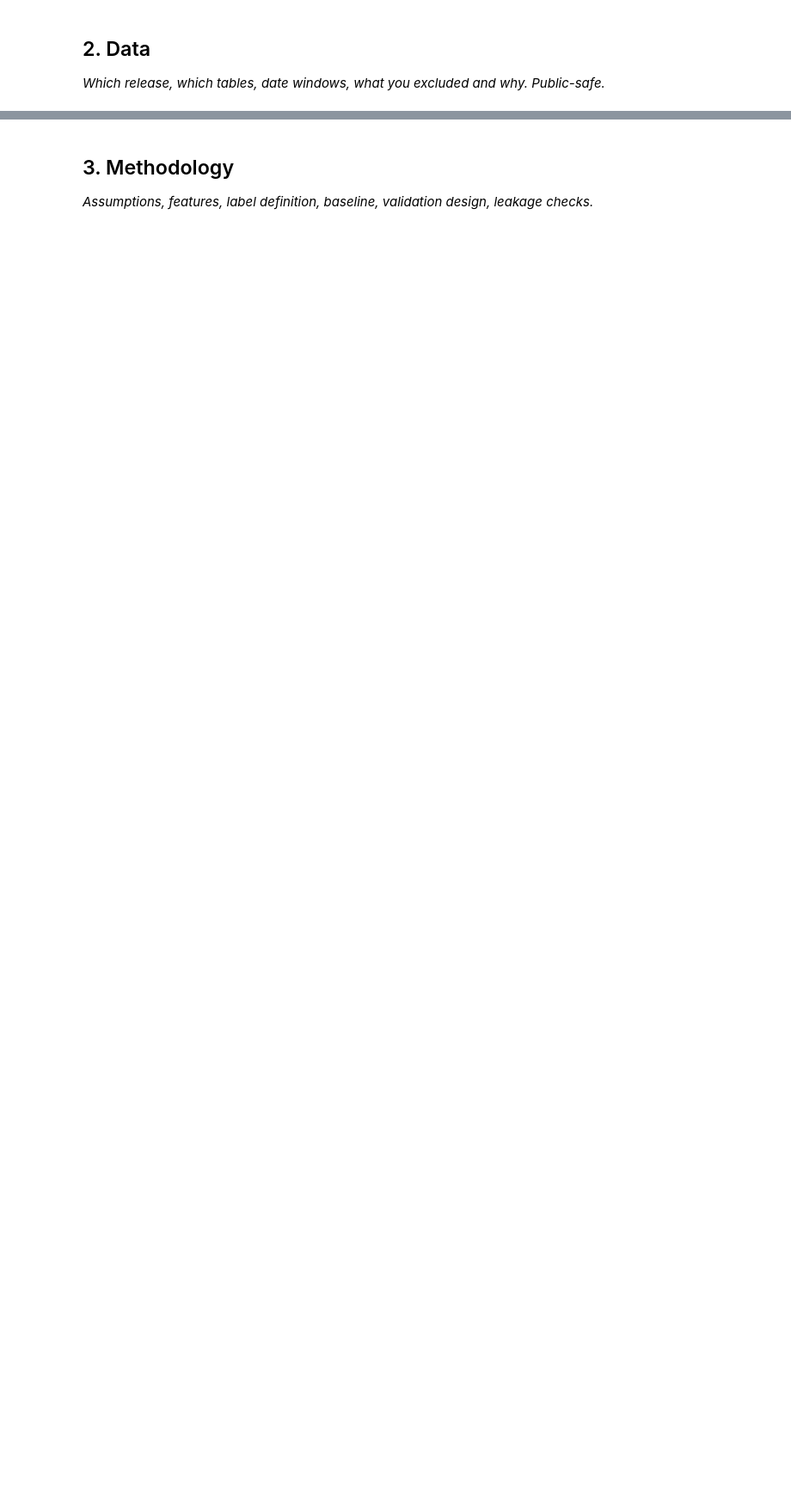
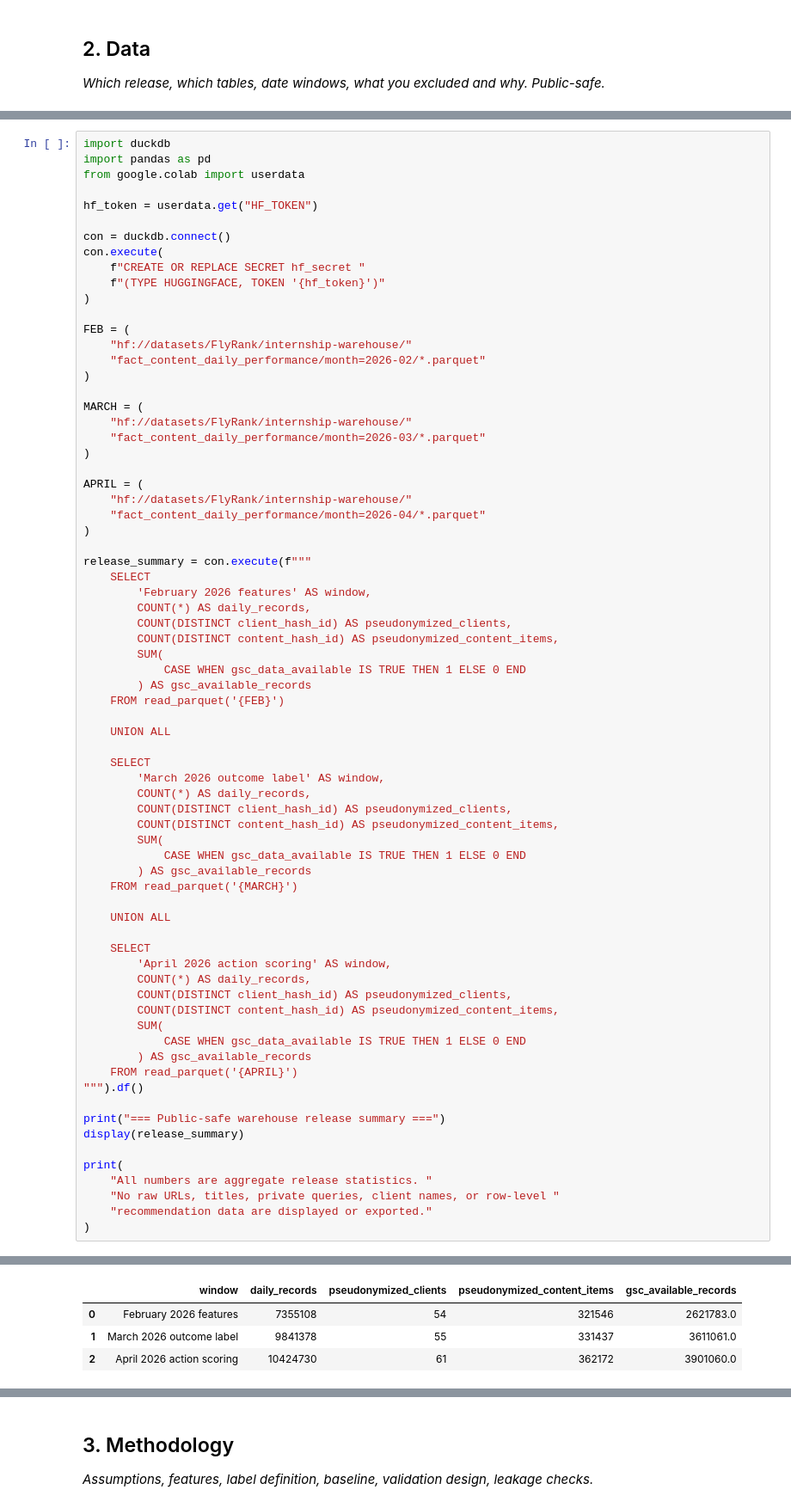
Before and after one commit to ramyaa-hegde/flyrank-ml-internship-tasks, a Jupyter notebook: work/notebooks/capstone.ipynb, the cells around one changed output, grey strips where cells are left out. Shown at 86% size. Saved outputs shown, nothing was run; the diff lists cells and outputs as text; blank space fills up the shorter version.

```diff
--- a/work/notebooks/capstone.ipynb
+++ b/work/notebooks/capstone.ipynb
@@ -28,0 +69,73 @@ Can tree-based supervised machine learning models trained on anonymized search p
+# %%
+import duckdb
+import pandas as pd
+from google.colab import userdata
+
+hf_token = userdata.get("HF_TOKEN")
+
+con = duckdb.connect()
+con.execute(
+    f"CREATE OR REPLACE SECRET hf_secret "
+    f"(TYPE HUGGINGFACE, TOKEN '{hf_token}')"
+)
+
+FEB = (
+    "hf://datasets/FlyRank/internship-warehouse/"
+    "fact_content_daily_performance/month=2026-02/*.parquet"
+)
+
+MARCH = (
+    "hf://datasets/FlyRank/internship-warehouse/"
+    "fact_content_daily_performance/month=2026-03/*.parquet"
+)
+
+APRIL = (
+    "hf://datasets/FlyRank/internship-warehouse/"
+    "fact_content_daily_performance/month=2026-04/*.parquet"
+)
+
+release_summary = con.execute(f"""
+    SELECT
+        'February 2026 features' AS window,
+        COUNT(*) AS daily_records,
+        COUNT(DISTINCT client_hash_id) AS pseudonymized_clients,
+        COUNT(DISTINCT content_hash_id) AS pseudonymized_content_items,
+        SUM(
+            CASE WHEN gsc_data_available IS TRUE THEN 1 ELSE 0 END
+        ) AS gsc_available_records
+    FROM read_parquet('{FEB}')
+
+    UNION ALL
+
+    SELECT
+        'March 2026 outcome label' AS window,
+        COUNT(*) AS daily_records,
+        COUNT(DISTINCT client_hash_id) AS pseudonymized_clients,
+        COUNT(DISTINCT content_hash_id) AS pseudonymized_content_items,
+        SUM(
+            CASE WHEN gsc_data_available IS TRUE THEN 1 ELSE 0 END
+        ) AS gsc_available_records
+    FROM read_parquet('{MARCH}')
+
+    UNION ALL
+
+    SELECT
+        'April 2026 action scoring' AS window,
+        COUNT(*) AS daily_records,
+        COUNT(DISTINCT client_hash_id) AS pseudonymized_clients,
+        COUNT(DISTINCT content_hash_id) AS pseudonymized_content_items,
+        SUM(
+            CASE WHEN gsc_data_available IS TRUE THEN 1 ELSE 0 END
+        ) AS gsc_available_records
+    FROM read_parquet('{APRIL}')
+""").df()
+
+print("=== Public-safe warehouse release summary ===")
+display(release_summary)
+
+print(
+    "All numbers are aggregate release statistics. "
+    "No raw URLs, titles, private queries, client names, or row-level "
+    "recommendation data are displayed or exported."
+)
+# %% [output]
@@ -28,0 +143,4 @@ Can tree-based supervised machine learning models trained on anonymized search p
+|  | window | daily_records | pseudonymized_clients | pseudonymized_content_items | gsc_available_records |
+| 0 | February 2026 features | 7355108 | 54 | 321546 | 2621783.0 |
+| 1 | March 2026 outcome label | 9841378 | 55 | 331437 | 3611061.0 |
+| 2 | April 2026 action scoring | 10424730 | 61 | 362172 | 3901060.0 |
```
Also changed, not shown: parts of 24 cells of this notebook.
